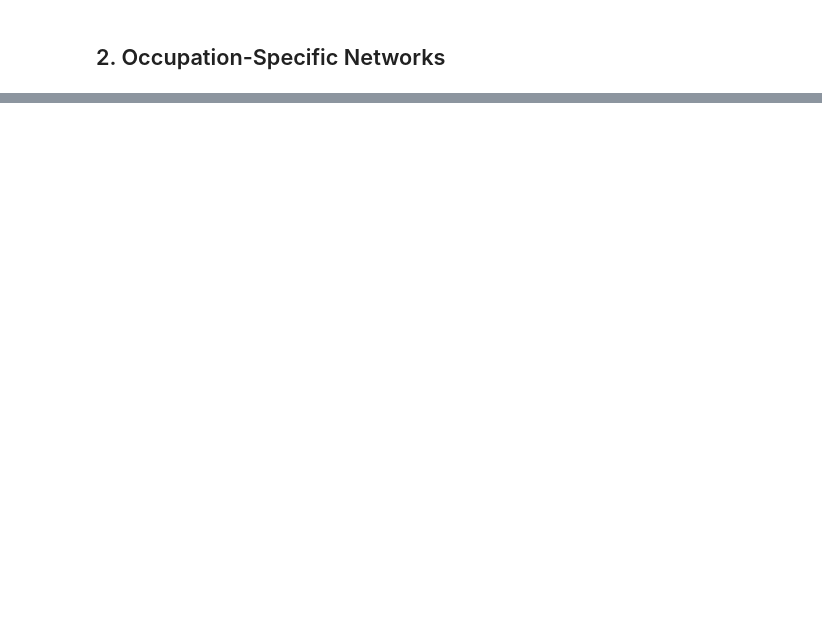
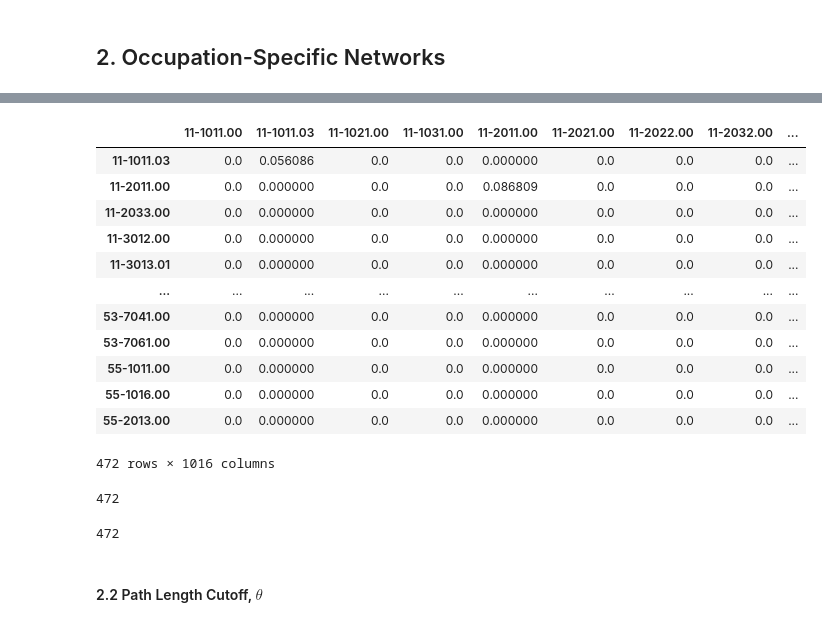
Before and after one commit to parkakn/DoD-AMPath, a Jupyter notebook: Network Construction.ipynb, the cells around one changed output, grey strips where cells are left out. Saved outputs shown, nothing was run; the diff lists cells and outputs as text; code cells hidden in the pictures; blank space fills up the shorter version.

```diff
--- a/Network Construction.ipynb
+++ b/Network Construction.ipynb
@@ -50,0 +132,3 @@ With our hop counting algorithm, we count a total of 39,756,794 hops.
+# %%
+# PARAMETER 1: Define transition probability cutoff, theta, to be 5%.
+phi = 0.05
@@ -50,0 +193,22 @@ With our hop counting algorithm, we count a total of 39,756,794 hops.
+# %%
+transition_to_one_occ = trans_prob_mod.loc[(trans_prob_mod != 0).sum(axis = 1) == 1]  # All the i's that have only 1 non-zero j.
+# %%
+transition_to_one_occ
+# %% [output]
+|  | 11-1011.00 | 11-1011.03 | 11-1021.00 | 11-1031.00 | 11-2011.00 | 11-2021.00 | 11-2022.00 | 11-2032.00 | ... |
+| 11-1011.03 | 0.0 | 0.056086 | 0.0 | 0.0 | 0.000000 | 0.0 | 0.0 | 0.0 | ... |
+| 11-2011.00 | 0.0 | 0.000000 | 0.0 | 0.0 | 0.086809 | 0.0 | 0.0 | 0.0 | ... |
+| 11-2033.00 | 0.0 | 0.000000 | 0.0 | 0.0 | 0.000000 | 0.0 | 0.0 | 0.0 | ... |
+| 11-3012.00 | 0.0 | 0.000000 | 0.0 | 0.0 | 0.000000 | 0.0 | 0.0 | 0.0 | ... |
+| 11-3013.01 | 0.0 | 0.000000 | 0.0 | 0.0 | 0.000000 | 0.0 | 0.0 | 0.0 | ... |
+| ... | ... | ... | ... | ... | ... | ... | ... | ... | ... |
+| 53-7041.00 | 0.0 | 0.000000 | 0.0 | 0.0 | 0.000000 | 0.0 | 0.0 | 0.0 | ... |
+| 53-7061.00 | 0.0 | 0.000000 | 0.0 | 0.0 | 0.000000 | 0.0 | 0.0 | 0.0 | ... |
+| 55-1011.00 | 0.0 | 0.000000 | 0.0 | 0.0 | 0.000000 | 0.0 | 0.0 | 0.0 | ... |
+| 55-1016.00 | 0.0 | 0.000000 | 0.0 | 0.0 | 0.000000 | 0.0 | 0.0 | 0.0 | ... |
+| 55-2013.00 | 0.0 | 0.000000 | 0.0 | 0.0 | 0.000000 | 0.0 | 0.0 | 0.0 | ... |
+472 rows × 1016 columns
+# %%
+(transition_to_one_occ.sum(axis = 1) >0).sum() # Check that the filtered rows actually meet the condition
+# %% [output]
+472
@@ -50,0 +219,6 @@ With our hop counting algorithm, we count a total of 39,756,794 hops.
+# %%
+(transition_to_one_occ1.sum(axis = 1)>0).sum() # All i's have non-zero elements in the j (!= i) column (i.e. non-diagonal element).
+# %% [output]
+472
+# %% [markdown]
+#### 2.2 Path Length Cutoff, $\theta$
```
Also changed, not shown: parts of 56 cells of this notebook.
